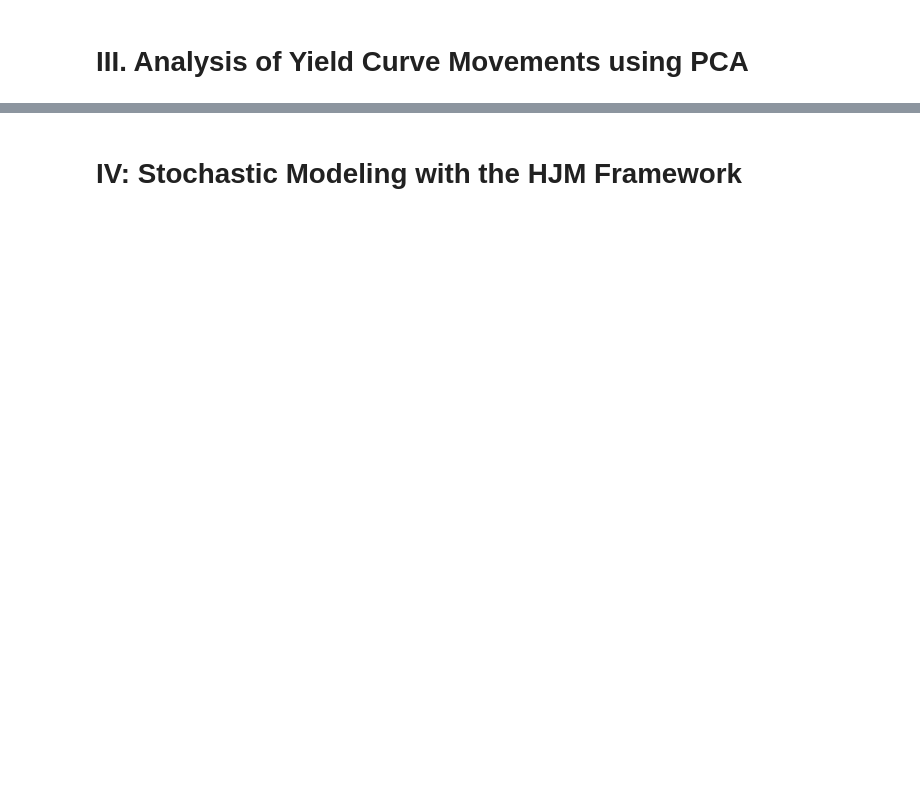
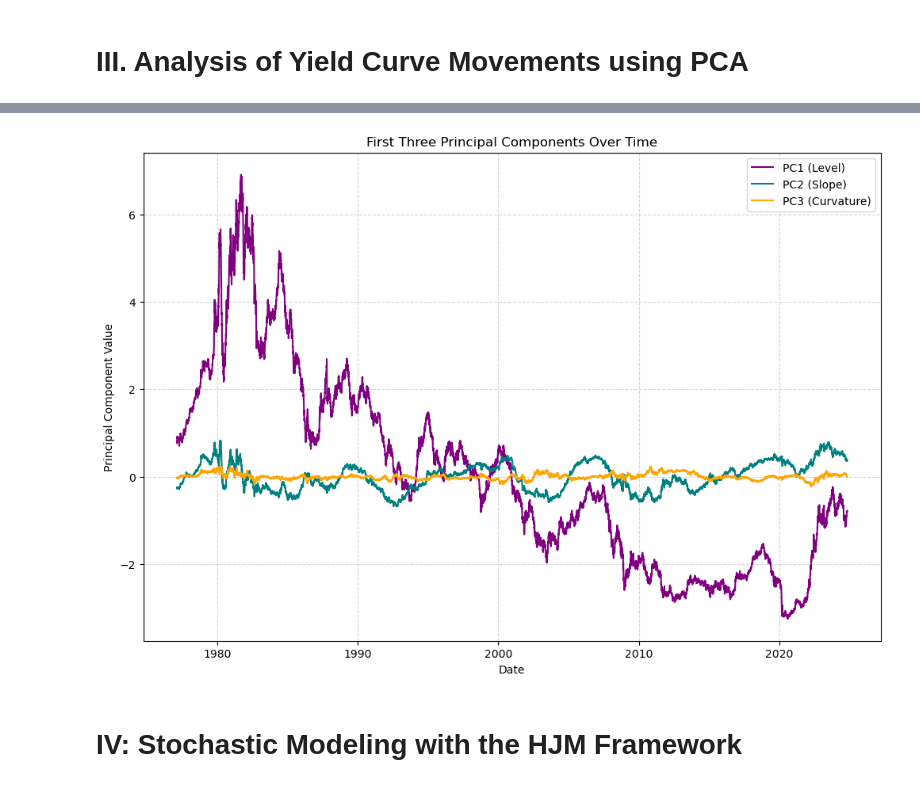
Before and after one commit to atkrish0/numerical-analysis-rbs, a Jupyter notebook: project/v1.ipynb, the cells around one changed output, grey strips where cells are left out. Drawn from its saved outputs; the diff is of its cells as text; code cells hidden in the pictures; blank space fills up the shorter version.

```diff
--- a/project/v1.ipynb
+++ b/project/v1.ipynb
@@ -260,2 +335,19 @@ plt.show()
+# %%
+# Convert the PCA components to a DataFrame for further analysis
+pca_df = pd.DataFrame(yield_pca, index=yield_data.index, columns=[f'PC{i+1}' for i in range(yield_pca.shape[1])])
+
+# Plot the first three principal components over time to analyze level, slope, and curvature
+plt.figure(figsize=(12, 8))
+plt.plot(pca_df.index, pca_df['PC1'], label='PC1 (Level)', color='purple')
+plt.plot(pca_df.index, pca_df['PC2'], label='PC2 (Slope)', color='teal')
+plt.plot(pca_df.index, pca_df['PC3'], label='PC3 (Curvature)', color='orange')
+plt.title("First Three Principal Components Over Time")
+plt.xlabel("Date")
+plt.ylabel("Principal Component Value")
+plt.legend()
+plt.grid(True, linestyle='--', alpha=0.5)
+plt.show()
+# %% [output]
+[figure, added]
 # %% [markdown]
 # IV: Stochastic Modeling with the HJM Framework
```
Also changed, not shown: parts of 3 cells of this notebook.
